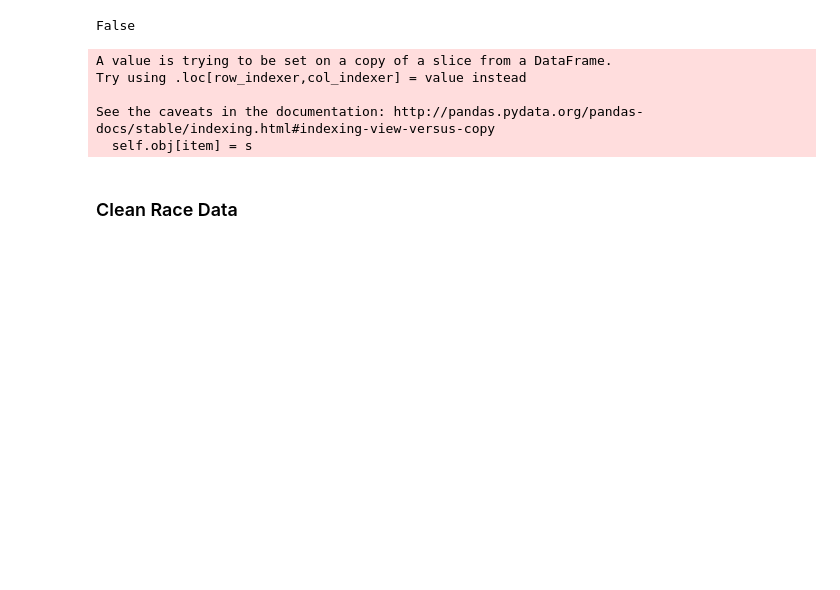
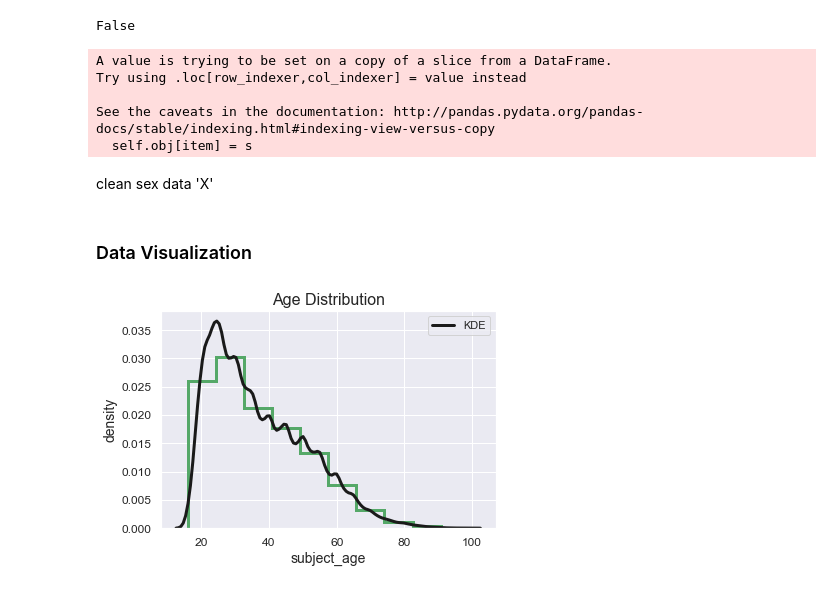
Before and after one commit to MacYeh/Doing-Social-Good-Help-San-Diego-Community, a Jupyter notebook: police_pull_over/SD_Police_Vehicle_Stop_Investigation.ipynb, the cells around one changed output. Saved outputs shown, nothing was run; the diff lists cells and outputs as text; code cells hidden in the pictures; blank space fills up the shorter version.

```diff
--- a/police_pull_over/SD_Police_Vehicle_Stop_Investigation.ipynb
+++ b/police_pull_over/SD_Police_Vehicle_Stop_Investigation.ipynb
@@ -219,5 +200,23 @@ See the caveats in the documentation: http://pandas.pydata.org/pandas-docs/stabl
 df_age = sd_stop_age[(sd_stop_age['subject_age'] > 15) &
             (sd_stop_age['subject_age'] < 100)
            ] # Find the age between 15 and 100
+# %% [markdown]
+clean sex data 'X'
+# %%
+df_age = df_age[(df_age['subject_sex'] == 'M') | (df_age['subject_sex'] == 'F')]
 # %% [markdown]
-### Clean Race Data
+### Data Visualization
+# %%
+sns.set(style="darkgrid", color_codes=True)
+# %%
+ax = sns.distplot(df_age.subject_age, bins=10, hist=True, kde=True,
+                  kde_kws={"color": "k", "lw": 3, "label": "KDE"},
+                  hist_kws={"histtype": "step", "linewidth": 3,
+                             "alpha": 1, "color": "g"}
+                 )
+ax.set_title('Age Distribution', fontsize=16)
+ax.set_xlabel('subject_age', fontsize=14)
+ax.set_ylabel('density', fontsize=14)
+ax.tick_params(labelsize=12)
+# %% [output]
+[figure, added]
```
Also changed, not shown: parts of 23 cells of this notebook.
